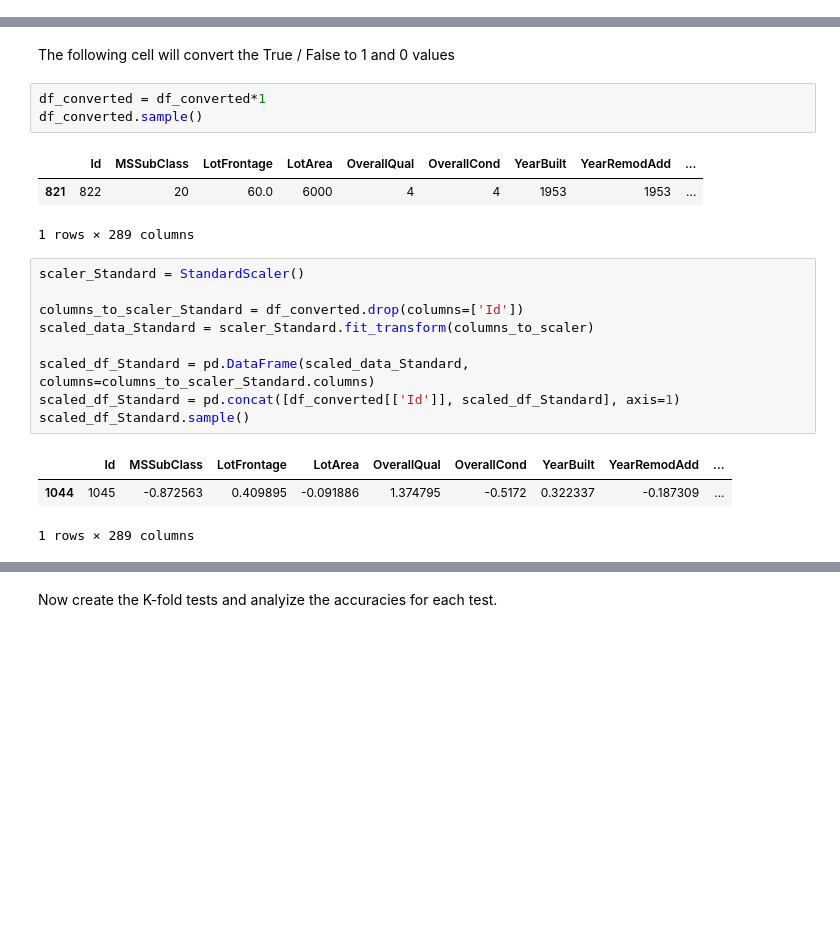
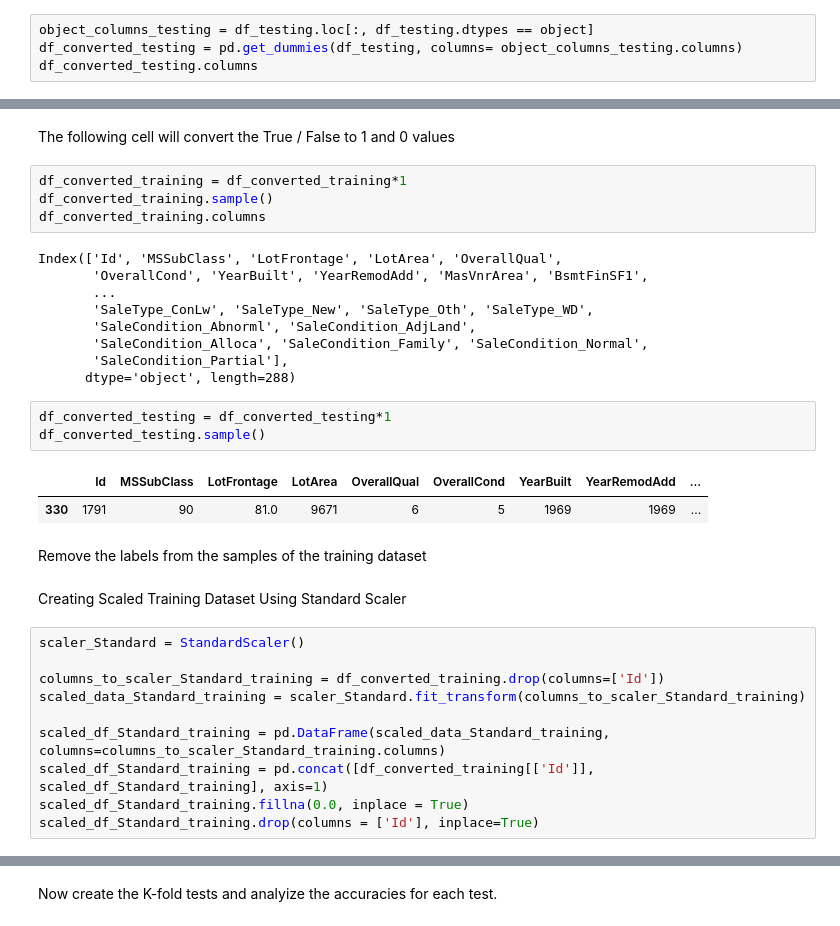
Before and after one commit to Thet-Wai-123/Capstone-Project, a Jupyter notebook: House Prices Regression.ipynb, the cells around one changed output, grey strips where cells are left out. Cells and saved outputs as stored; diff of their text form; blank space fills up the shorter version.

```diff
--- a/House Prices Regression.ipynb
+++ b/House Prices Regression.ipynb
@@ -190,0 +224,4 @@ df_converted.sample()
+# %%
+object_columns_testing = df_testing.loc[:, df_testing.dtypes == object]
+df_converted_testing = pd.get_dummies(df_testing, columns= object_columns_testing.columns)
+df_converted_testing.columns
@@ -191,22 +237,35 @@ df_converted.sample()
 # %% [markdown]
 The following cell will convert the True / False to 1 and 0 values
 # %%
-df_converted = df_converted*1
-df_converted.sample()
+df_converted_training = df_converted_training*1
+df_converted_training.sample()
+df_converted_training.columns
 # %% [output]
-|  | Id | MSSubClass | LotFrontage | LotArea | OverallQual | OverallCond | YearBuilt | YearRemodAdd | ... |
-| 821 | 822 | 20 | 60.0 | 6000 | 4 | 4 | 1953 | 1953 | ... |
-1 rows × 289 columns
+Index(['Id', 'MSSubClass', 'LotFrontage', 'LotArea', 'OverallQual',
+       'OverallCond', 'YearBuilt', 'YearRemodAdd', 'MasVnrArea', 'BsmtFinSF1',
+       ...
+       'SaleType_ConLw', 'SaleType_New', 'SaleType_Oth', 'SaleType_WD',
+       'SaleCondition_Abnorml', 'SaleCondition_AdjLand',
+       'SaleCondition_Alloca', 'SaleCondition_Family', 'SaleCondition_Normal',
+       'SaleCondition_Partial'],
+      dtype='object', length=288)
+# %%
+df_converted_testing = df_converted_testing*1
+df_converted_testing.sample()
+# %% [output]
+|  | Id | MSSubClass | LotFrontage | LotArea | OverallQual | OverallCond | YearBuilt | YearRemodAdd | ... |
+| 330 | 1791 | 90 | 81.0 | 9671 | 6 | 5 | 1969 | 1969 | ... |
+# %% [markdown]
+Remove the labels from the samples of the training dataset
+# %% [markdown]
+Creating Scaled Training Dataset Using Standard Scaler
 # %%
 scaler_Standard = StandardScaler()
 
-columns_to_scaler_Standard = df_converted.drop(columns=['Id'])
-scaled_data_Standard = scaler_Standard.fit_transform(columns_to_scaler)
+columns_to_scaler_Standard_training = df_converted_training.drop(columns=['Id'])
+scaled_data_Standard_training = scaler_Standard.fit_transform(columns_to_scaler_Standard_training)
 
-scaled_df_Standard = pd.DataFrame(scaled_data_Standard, columns=columns_to_scaler_Standard.columns)
-scaled_df_Standard = pd.concat([df_converted[['Id']], scaled_df_Standard], axis=1)
-scaled_df_Standard.sample()
+scaled_df_Standard_training = pd.DataFrame(scaled_data_Standard_training, columns=columns_to_scaler_Standard_training.columns)
+scaled_df_Standard_training = pd.concat([df_converted_training[['Id']], scaled_df_Standard_training], axis=1)
+scaled_df_Standard_training.fillna(0.0, inplace = True)
+scaled_df_Standard_training.drop(columns = ['Id'], inplace=True)
-# %% [output]
-|  | Id | MSSubClass | LotFrontage | LotArea | OverallQual | OverallCond | YearBuilt | YearRemodAdd | ... |
-| 1044 | 1045 | -0.872563 | 0.409895 | -0.091886 | 1.374795 | -0.5172 | 0.322337 | -0.187309 | ... |
-1 rows × 289 columns
```
Also changed, not shown: parts of 22 cells of this notebook.
